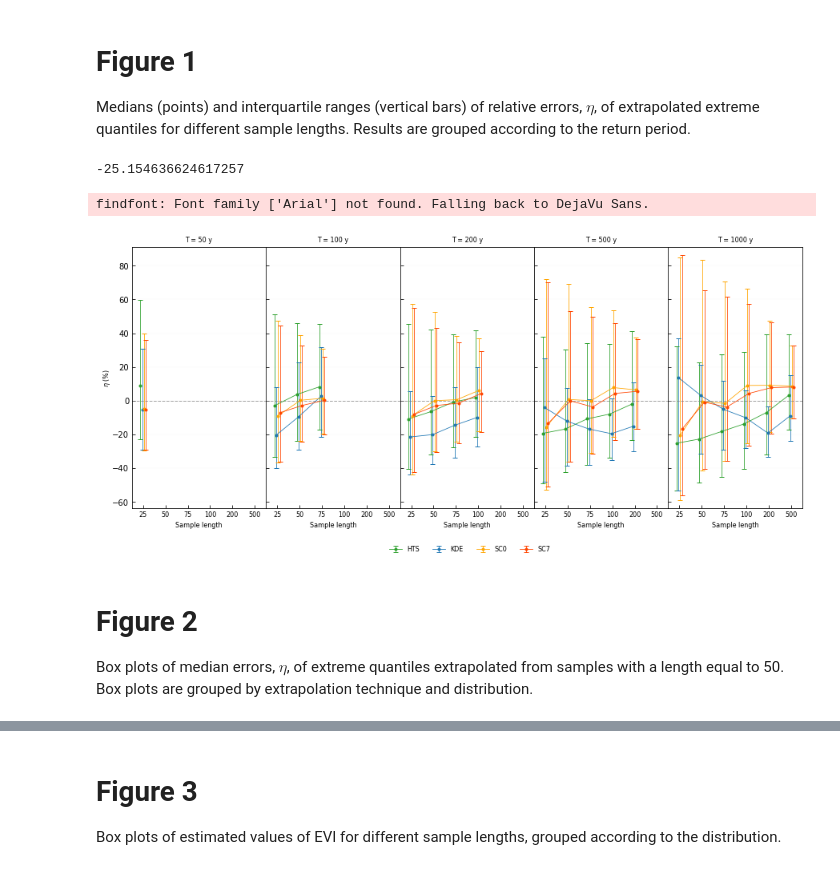
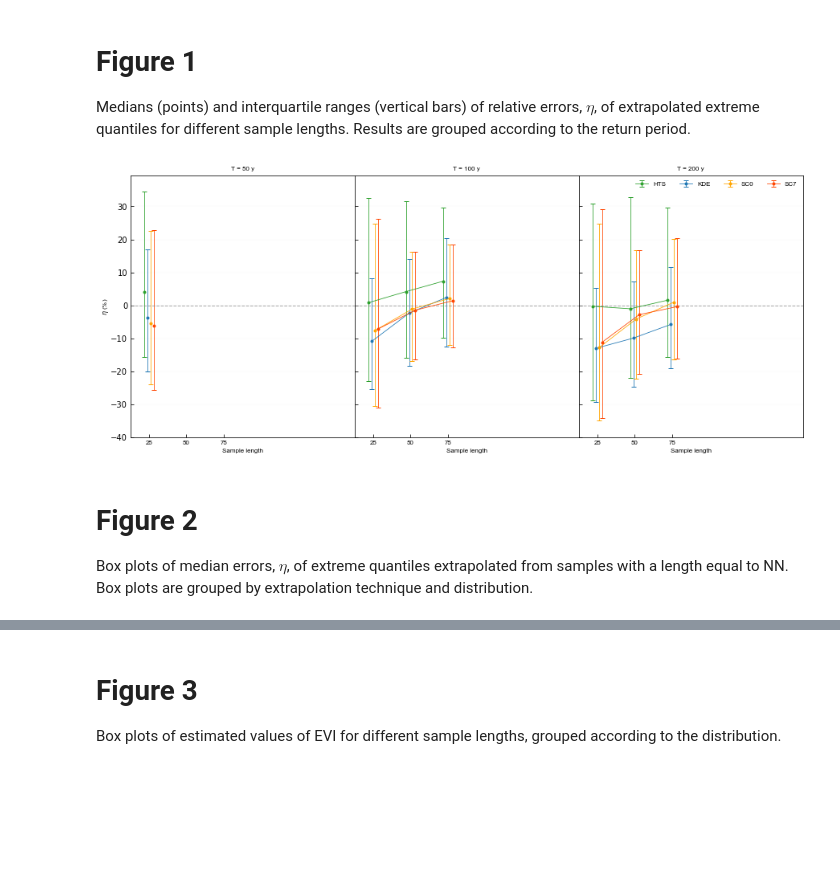
Before and after one commit to gcazzaniga/Nonparametric-extrapolation-extreme-quantiles, a Jupyter notebook: CreateFigures.ipynb, the cells around one changed output, grey strips where cells are left out. Saved outputs shown, nothing was run; the diff lists cells and outputs as text; code cells hidden in the pictures; blank space fills up the shorter version.

```diff
--- a/CreateFigures.ipynb
+++ b/CreateFigures.ipynb
@@ -6,6 +4,10 @@ import numpy as np
 import pandas as pd
 import matplotlib.pyplot as plt
 import matplotlib.font_manager as font_manager
+# %%
+f = open("input.txt", "r")
+lines = f.readlines()
+distribution_name = lines[1].split(' ')[0]
 # %% [markdown]
 # Figure 1
 Medians (points) and interquartile ranges (vertical bars) of relative errors, $\eta$, of extrapolated extreme quantiles for different sample lengths. Results are grouped according to the return period.
@@ -14,9 +16,6 @@ Medians (points) and interquartile ranges (vertical bars) of relative errors, $\
 quartiles_error = pyreadr.read_r("QuartilesErrors_%s.rds" %distribution_name)
 quartiles_error = quartiles_error[None]
 quartiles_error = pd.DataFrame(quartiles_error)
-min(quartiles_error['Median_error'])
-# %% [output]
--25.154636624617257
 # %%
 # Plot Figure 1
 T_unique = list(set(quartiles_error['Return_period'].to_list()))
@@ -27,7 +26,7 @@ Meth_unique.sort()
 L_unique = list(set(quartiles_error['Sample_length'].to_list()))
 L_unique.sort()
 L_unique = [str(round(x)) for x in L_unique]
-x = np.arange(1,len(set(quartiles_error['Sample_length'].to_list())) + 1)
+x = np.arange(1, len(set(quartiles_error['Sample_length'].to_list())) + 1)
 dx = np.array([-0.12, -0.04, 0.04, 0.12])
 font = {'family': 'sans serif',
         'color':  'black',
@@ -37,46 +36,44 @@ font = {'family': 'sans serif',
         }
 font_l = {'family':'Arial',
           'size':8}
-cols = np.array(["tab:green","tab:blue","orange","orangered"])
+cols = np.array(["tab:green", "tab:blue", "orange", "orangered"])
 leg_name = ['HTS', 'KDE','SC0','SC7']
 
 fig = plt.figure(figsize = (15, 6), constrained_layout = False)
-gs = fig.add_gridspec(ncols = 5, nrows = 1, hspace = 0.05, wspace = 0)
+gs = fig.add_gridspec(ncols = len(T_unique), nrows = 1, hspace = 0.05, wspace = 0)
 for column, tt in enumerate(T_unique):
     t_ax = fig.add_subplot(gs[0, column])
     t_ax.set_xlim([0.5, 6.5])
     t_ax.set_xticks(x)
     t_ax.tick_params(axis = 'x', direction = "in",length = 4)
     t_ax.tick_params(axis = 'y', direction = "in",length = 4)
     t_ax.plot([0.5, 6.5], [0, 0], '--', color = 'grey', alpha = 0.7, linewidth = 1, label = '_nolegend_')
     t_ax.set_xlabel('Sample length', fontdict = font)
     t_ax.set_ylim([min(quartiles_error['Q1_error']) - 5, max(quartiles_error['Q3_error']) + 5])
-    t_ax.set_title('T = %d y' %tt, fontdict=font)
+    t_ax.set_title('T = %d y' %tt, fontdict = font)
     t_ax.set_xticklabels(L_unique, fontdict = font)
     if column == 0:
         t_ax.set_ylabel('$\eta$ (%)', fontdict = font, labelpad = 0.001)
     else:
         t_ax.set_yticklabels([],fontdict=font)
     for ind, mm in enumerate(Meth_unique):
         tmp_df = quartiles_error[(quartiles_error['Return_period'] == tt) & (quartiles_error['Method'] == mm)]
         sorted_df = tmp_df.sort_values(by = ['Sample_length'])
         med_err = sorted_df[['Sample_length', 'Median_error']]
         lower_err = med_err['Median_error'] - sorted_df['Q1_error'].to_list()
         upper_err = sorted_df['Q3_error'].to_list() - med_err['Median_error']
         asymmetric_err = [lower_err, upper_err]
         t_ax.errorbar(x + dx[ind], med_err['Median_error'], yerr = asymmetric_err, fmt = '-o',capsize = 3, alpha = 1,
                       label = leg_name[ind], color = cols[ind], markersize = 3, linewidth = 0.8)
         t_ax.grid(axis = 'y', color = 'gainsboro', linestyle = '-', linewidth = 0.1)
-t_ax.legend(loc = (-2.1,-0.18), ncol = 4, prop = font_l, frameon = False)
-
+t_ax.legend(ncol = 4, prop = font_l, frameon = False)
 fig.savefig("Figure1_%s.pdf" %distribution_name, bbox_inches = "tight")
 # %% [output]
-findfont: Font family ['Arial'] not found. Falling back to DejaVu Sans.
-[figure, old version]
+[figure, new version]
 # %% [markdown]
 # Figure 2
 
-Box plots of median errors, $\eta$, of extreme quantiles extrapolated from samples with a length equal to 50. Box plots are grouped by extrapolation technique and distribution.
+Box plots of median errors, $\eta$, of extreme quantiles extrapolated from samples with a length equal to NN. Box plots are grouped by extrapolation technique and distribution.
 # %%
 # Import data set with quantiles and relative errors for each sample length and return period
 quantiles = pyreadr.read_r("EstimatedQuantiles_and_Errors_%s.rds" %distribution_name)
```
Also changed, not shown: parts of 7 cells of this notebook, 4 other files.
